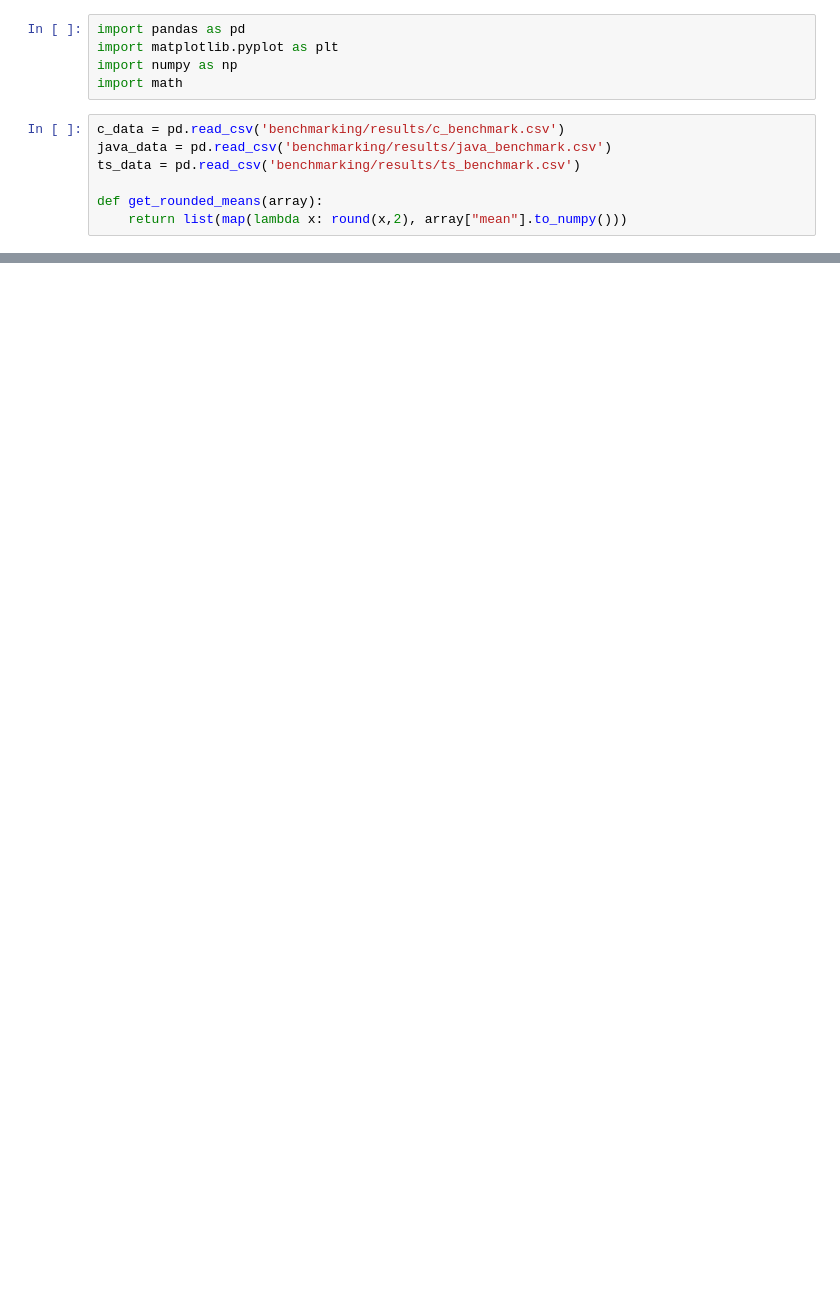
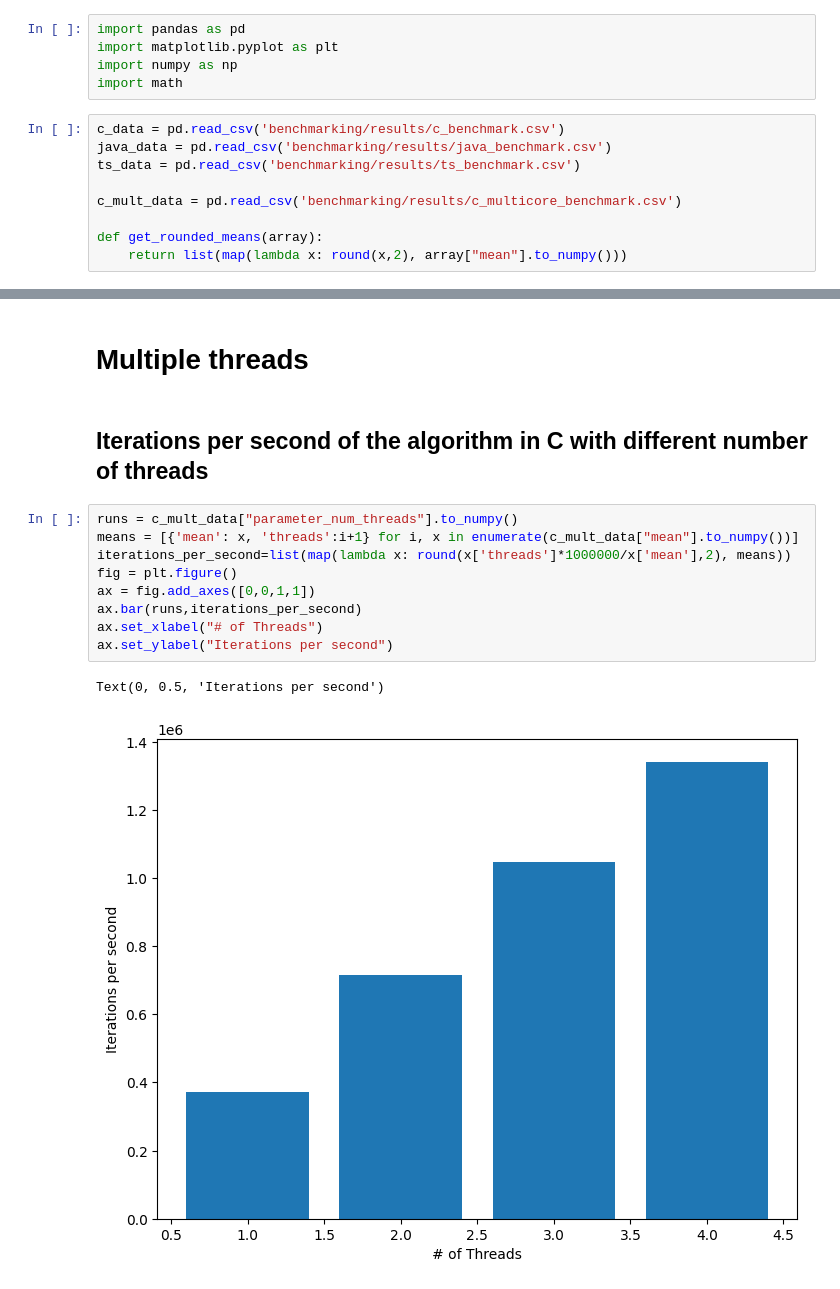
Before and after one commit to neferin12/iSM, a Jupyter notebook: benchmark.ipynb, the cells around one changed output, grey strips where cells are left out. Saved outputs shown, nothing was run; the diff lists cells and outputs as text; blank space fills up the shorter version.

```diff
--- a/benchmark.ipynb
+++ b/benchmark.ipynb
@@ -8,5 +8,7 @@ c_data = pd.read_csv('benchmarking/results/c_benchmark.csv')
 java_data = pd.read_csv('benchmarking/results/java_benchmark.csv')
 ts_data = pd.read_csv('benchmarking/results/ts_benchmark.csv')
 
+c_mult_data = pd.read_csv('benchmarking/results/c_multicore_benchmark.csv')
+
 def get_rounded_means(array):
     return list(map(lambda x: round(x,2), array["mean"].to_numpy()))
@@ -42,0 +48,16 @@ plt.show()
+# %% [markdown]
+# Multiple threads
+# %% [markdown]
+## Iterations per second of the algorithm in C with different number of threads
+# %%
+runs = c_mult_data["parameter_num_threads"].to_numpy()
+means = [{'mean': x, 'threads':i+1} for i, x in enumerate(c_mult_data["mean"].to_numpy())]
+iterations_per_second=list(map(lambda x: round(x['threads']*1000000/x['mean'],2), means))
+fig = plt.figure()
+ax = fig.add_axes([0,0,1,1])
+ax.bar(runs,iterations_per_second)
+ax.set_xlabel("# of Threads")
+ax.set_ylabel("Iterations per second")
+# %% [output]
+Text(0, 0.5, 'Iterations per second')
+[figure, added]
```
Also changed, not shown: parts of 5 cells of this notebook, 12 other files.
